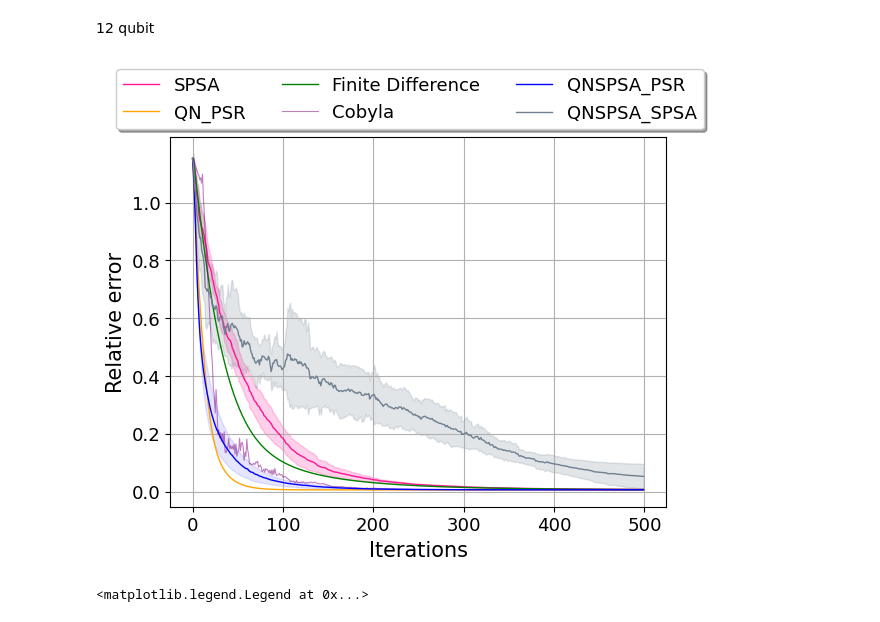
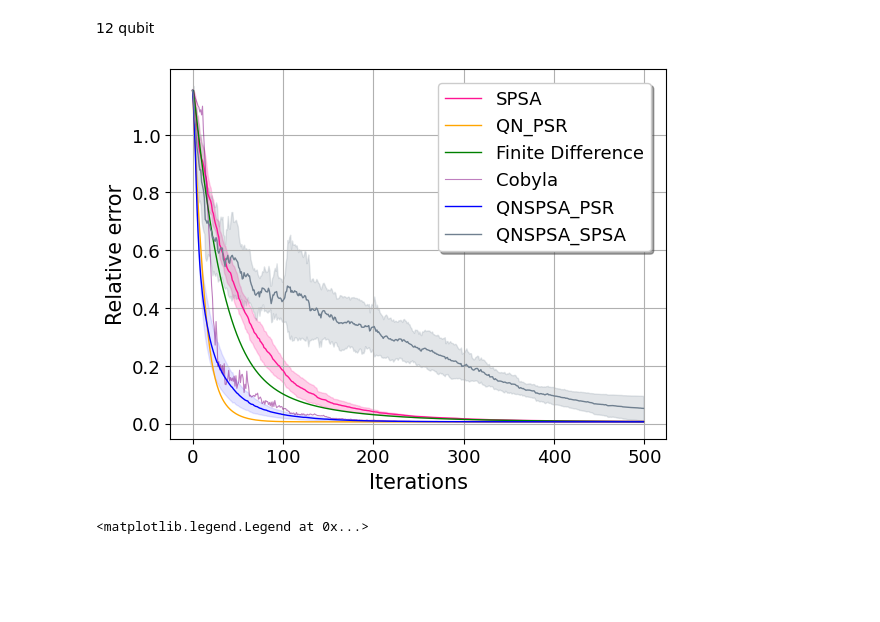
Before and after one commit to nguyenvulinh666/Variational-Quantum-EigeinSolver, a Jupyter notebook: Plot_data.ipynb, the cells around one changed output. Drawn from its saved outputs; the diff is of its cells as text; code cells hidden in the pictures; blank space fills up the shorter version.

Commit message:
Change figure layout

```diff
--- a/Plot_data.ipynb
+++ b/Plot_data.ipynb
@@ -109,36 +109,36 @@ std_QNSPSA_SPSA_ReAm_12_500_J1h2 = abs((np.std([QNSPSA_SPSA_ReAm_12_500_J1h2[i][
 
 
 plt.plot(mean_QNSPSA_SPSA_ReAm_12_500_J1h2, color='slategrey', lw=1, label='QNSPSA_SPSA')
 plt.fill_between(x, mean_QNSPSA_SPSA_ReAm_12_500_J1h2+std_QNSPSA_SPSA_ReAm_12_500_J1h2, mean_QNSPSA_SPSA_ReAm_12_500_J1h2-std_QNSPSA_SPSA_ReAm_12_500_J1h2, color='slategrey', alpha=.2)
 
 
 # plt.plot((-He_diag_ReAm_12_500_J1h2+gs_energy_12_J1_h2)/gs_energy_12_J1_h2, color="black", lw=1, label="Hessian_diag")
 
 
 plt.ylabel('Relative error', fontsize = fontsize+2)
 plt.xlabel('Iterations', fontsize = fontsize+2)
 # # plt.axhline(y=gs_energy, color="tab:red", ls="--", lw=1, label="Target: " + str(gs_energy))
 # # Exact ground state energy value
 # # plt.axhline(y=0.001, color="silver", ls="--", lw=1, label="Target: " + str(f'{0.001}'))
 # # plt.title('Quantum Natural Gradient Descent with various of learning rate')
 
 
 matplotlib.rc('xtick', labelsize= fontsize)
 matplotlib.rc('ytick', labelsize= fontsize)
 
 # plt.xlim((-50,550))
 plt.locator_params(axis="x", nbins=6)
 # plt.ylim(0.0,1.2)
 # plt.locator_params(axis="y", nbins=5)
 plt.yticks(np.arange(0, 1.2, step=0.2))
 # plt.
 plt.grid()
 # plt.ylim((0,0.05))
-fig.legend(loc='upper center' ,bbox_to_anchor=(0.5, 1.04),  ncol=3, fancybox=True, shadow=True, fontsize=fontsize)
-file_type = 'png'
+fig.legend(loc='upper center' ,bbox_to_anchor=(0.71, 0.87),  ncol=1, fancybox=True, shadow=True, fontsize=fontsize)
+file_type = 'svg'
 fig.savefig(f'./figure/Figure1-12-ReAm-Optimizer-Compared.{file_type}', format=file_type, dpi=600, bbox_inches='tight')
 # %% [output]
-[figure, old version]
+[figure, new version]
 # %%
 entanglement = 'reverse_linear'
 external_field = 2.0
```
Also changed, not shown: parts of 2 cells of this notebook, 6 other files.
